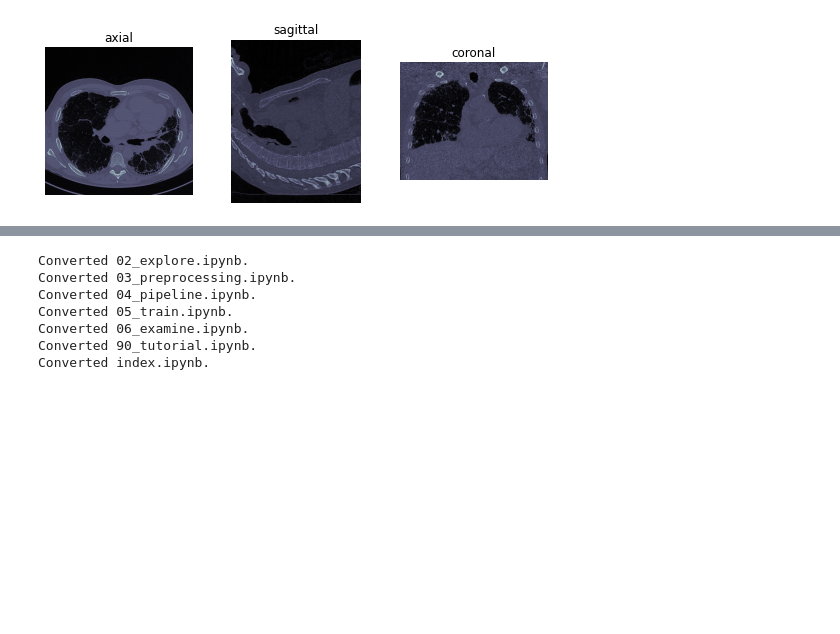
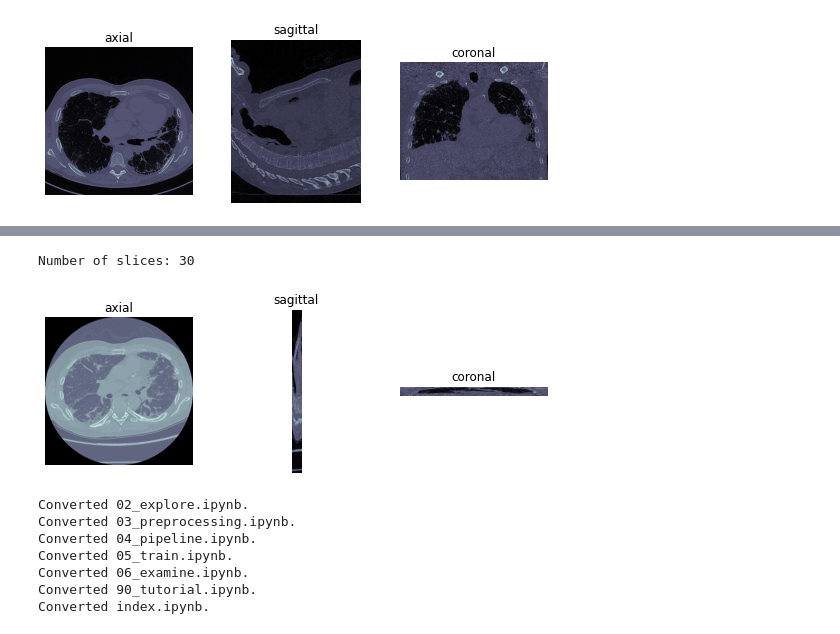
Before and after one commit to asvcode/fmi, a Jupyter notebook: nbs/02_explore.ipynb, the cells around one changed output, grey strips where cells are left out. Drawn from its saved outputs; the diff is of its cells as text; code cells hidden in the pictures; blank space fills up the shorter version.

```diff
--- a/nbs/02_explore.ipynb
+++ b/nbs/02_explore.ipynb
@@ -345,3 +356,8 @@ Number of slices: 408
+# %%
+show_aspects(test30, show=True, atype=np.float32)
+# %% [output]
+Number of slices: 30
+[figure, added]
 # %%
 #hide
 from nbdev.export import notebook2script
```
Also changed, not shown: parts of 4 cells of this notebook, 2 other files.
